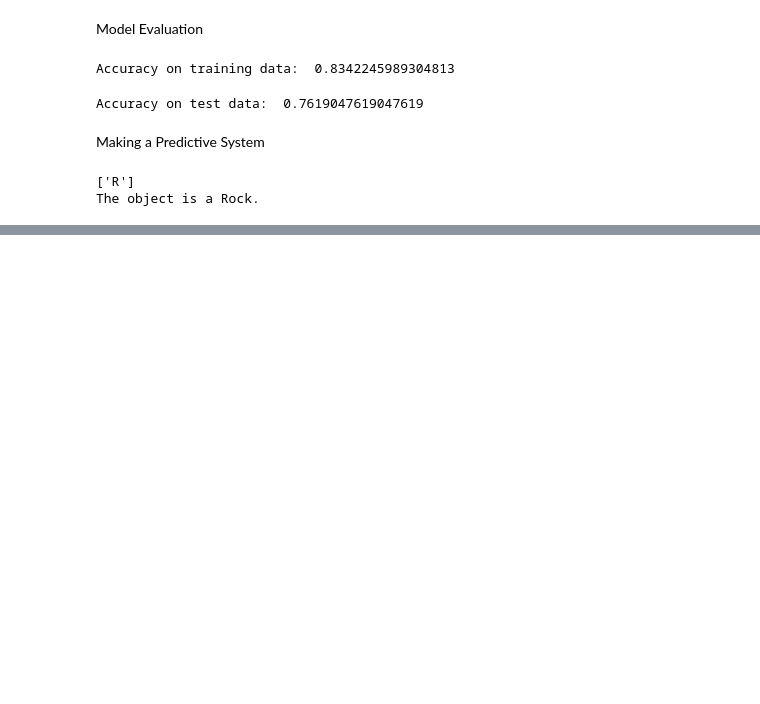
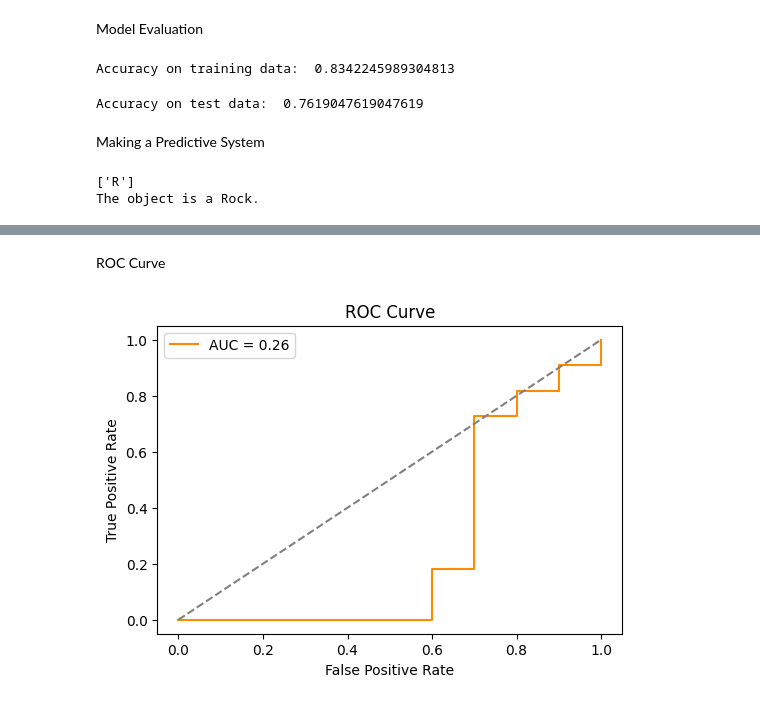
Before and after one commit to SubJayasek2002/Rock-vs-Mine_Prediction, a Jupyter notebook: Rock_vs_Mine_Prediction.ipynb, the cells around one changed output, grey strips where cells are left out. Cells and saved outputs as stored; diff of their text form; code cells hidden in the pictures; blank space fills up the shorter version.

```diff
--- a/Rock_vs_Mine_Prediction.ipynb
+++ b/Rock_vs_Mine_Prediction.ipynb
@@ -166,0 +189,27 @@ The object is a Rock.
+# %% [markdown]
+ROC Curve
+# %%
+from sklearn.metrics import roc_curve, roc_auc_score
+import matplotlib.pyplot as plt
+
+# Convert target labels to numeric: Rock=0, Mine=1
+y_test_numeric = Y_test.map({'R':0,'M':1})
+
+# Get probability of positive class (Mine)
+y_prob = model.predict_proba(X_test)[:,1]
+
+# Compute ROC curve
+fpr, tpr, thresholds = roc_curve(y_test_numeric, y_prob)
+auc_score = roc_auc_score(y_test_numeric, y_prob)
+
+# Plot ROC curve
+plt.figure(figsize=(6,4))
+plt.plot(fpr, tpr, color='darkorange', label=f'AUC = {auc_score:.2f}')
+plt.plot([0,1],[0,1],'--', color='gray')  # diagonal line = random guessing
+plt.xlabel('False Positive Rate')
+plt.ylabel('True Positive Rate')
+plt.title('ROC Curve')
+plt.legend()
+plt.show()
+# %% [output]
+[figure, added]
```
Also changed, not shown: parts of 4 cells of this notebook.
